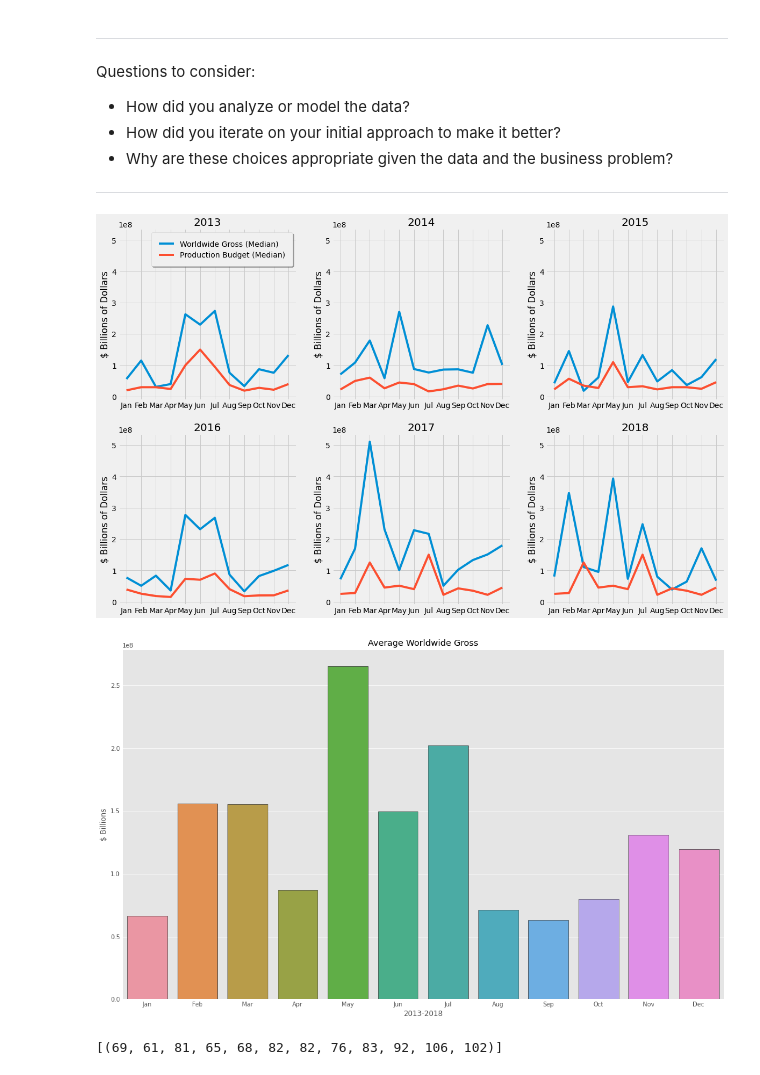
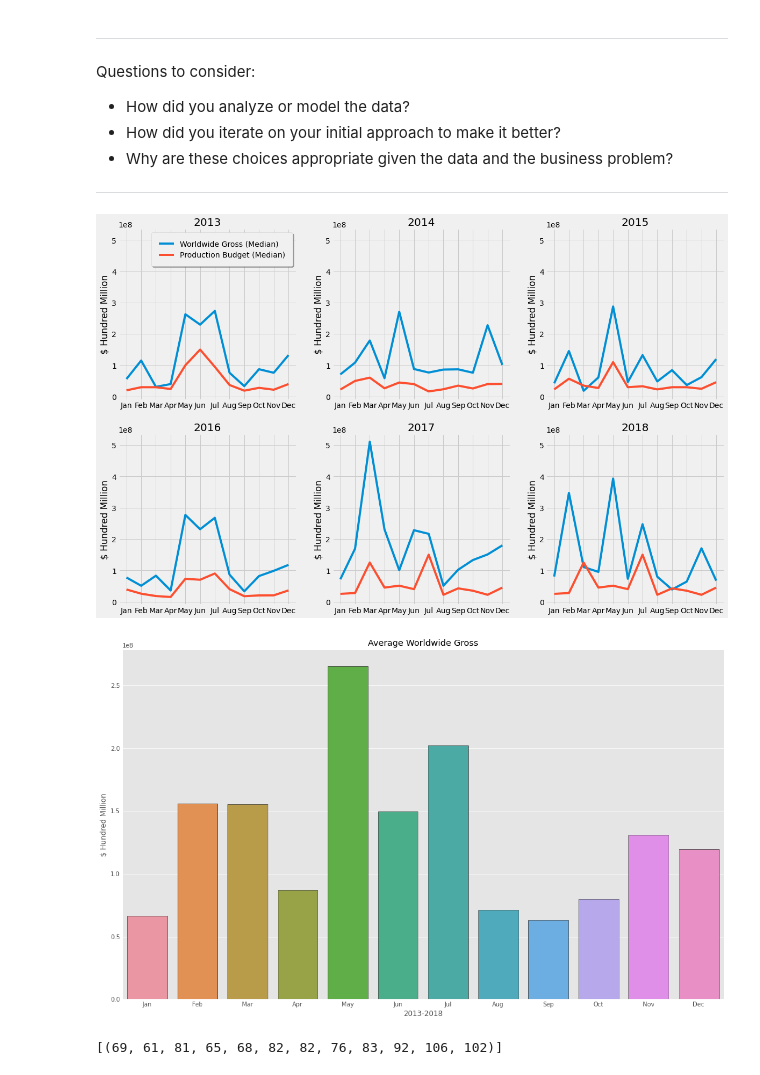
Before and after one commit to learn-co-curriculum/dsc-project-template, a Jupyter notebook: Finalized - Michael.ipynb, the cells around one changed output. Saved outputs shown, nothing was run; the diff lists cells and outputs as text; code cells hidden in the pictures.

```diff
--- a/Finalized - Michael.ipynb
+++ b/Finalized - Michael.ipynb
@@ -273,41 +273,41 @@ x= months
 ax[0,0].plot(x, median_gross2013, label = 'Worldwide Gross (Median)')
 ax[0,0].plot(x, median_produc2013, label = 'Production Budget (Median)')
 ax[0,0].set_title('2013')
-ax[0,0].set_ylabel('$ Billions of Dollars')
+ax[0,0].set_ylabel('$ Hundred Million')
 ax[0,0].sharey(ax[1, 2])
 
 ax[0,1].plot(x, median_gross2014)
 ax[0,1].plot(x, median_produc2014)
 ax[0,1].set_title('2014')
-ax[0,1].set_ylabel('$ Billions of Dollars')
+ax[0,1].set_ylabel('$ Hundred Million')
 ax[0,1].sharey(ax[1, 2])
 
 ax[0,2].plot(x, median_gross2015)
 ax[0,2].plot(x, median_produc2015)
 ax[0,2].set_title('2015')
-ax[0,2].set_ylabel('$ Billions of Dollars')
+ax[0,2].set_ylabel('$ Hundred Million')
 ax[0,2].sharey(ax[1, 2])
 
 ax[1,0].plot(x, median_gross2016)
 ax[1,0].plot(x, median_produc2016)
 ax[1,0].set_title('2016')
-ax[1,0].set_ylabel('$ Billions of Dollars')
+ax[1,0].set_ylabel('$ Hundred Million')
 ax[1,0].sharey(ax[1, 2])
 
 ax[1,1].plot(x, median_gross2017)
 ax[1,1].plot(x, median_produc2017)
 ax[1,1].set_title('2017')
-ax[1,1].set_ylabel('$ Billions of Dollars')
+ax[1,1].set_ylabel('$ Hundred Million')
 ax[1,1].sharey(ax[1, 2])
 
 ax[1,2].plot(x, median_gross2018, label = 'Worldwide Gross')
 ax[1,2].plot(x, median_produc2017, label = 'Production Budget')
 ax[1,2].set_title('2018')
-ax[1,2].set_ylabel('$ Billions of Dollars');
+ax[1,2].set_ylabel('$ Hundred Million');
 
 ax[0,0].legend(fancybox=True, framealpha=1, shadow=True, borderpad=1);
 # %% [output]
-[figure, old version]
+[figure, new version]
 # %%
 # Plot the average of the past 6 years
 plt.style.use('ggplot')
@@ -318,9 +318,9 @@ y = average_gross
 sns.barplot(x=x, y=y, edgecolor = 'black')
 ax.set_title('Average Worldwide Gross')
 ax.set_xlabel('2013-2018')
-ax.set_ylabel('$ Billions');
+ax.set_ylabel('$ Hundred Million');
 # %% [output]
-[figure, old version]
+[figure, new version]
 # %%
 # Create a months dataframe to filter results per month
 column_names = months
```
Also changed, not shown: 1 other file.
